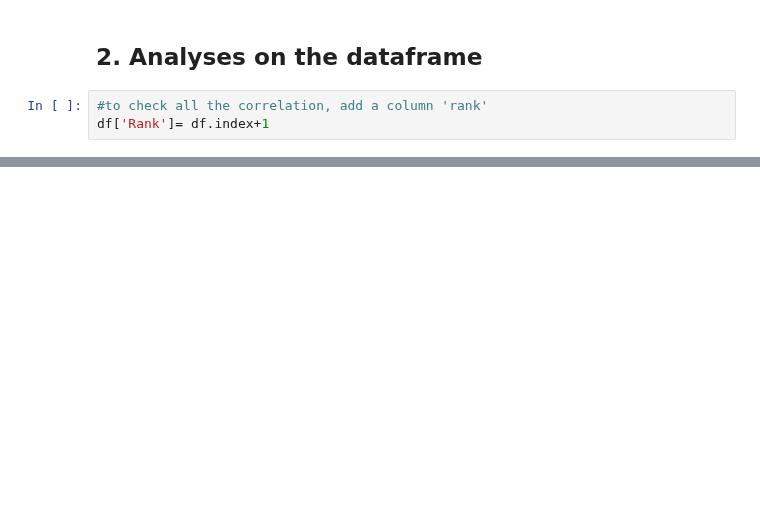
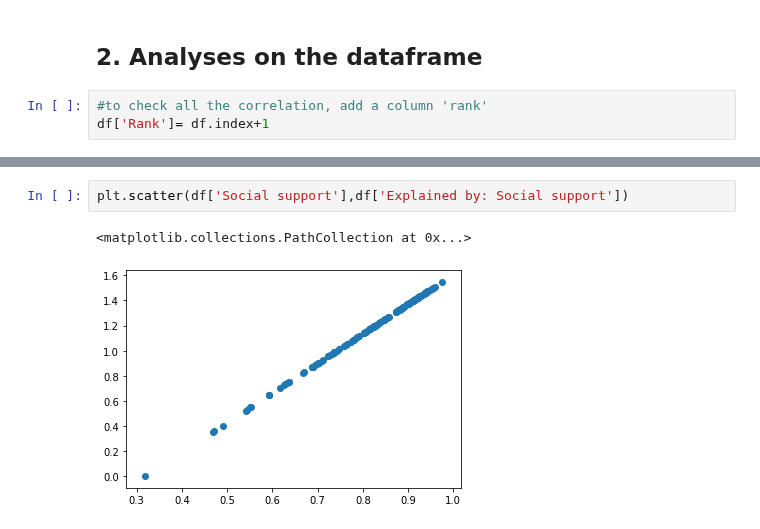
Before and after one commit to AuroreSupiot/WorldHappiness, a Jupyter notebook: Project Happiness - draft Aurore.ipynb, the cells around one changed output, grey strips where cells are left out. Saved outputs shown, nothing was run; the diff lists cells and outputs as text; blank space fills up the shorter version.

```diff
--- a/Project Happiness - draft Aurore.ipynb
+++ b/Project Happiness - draft Aurore.ipynb
@@ -302 +315,6 @@ df_corr.applymap(lambda x: 'highly correlated' if (x>0.7) & (x!=1) else 'NA')
+# %%
+plt.scatter(df['Social support'],df['Explained by: Social support'])
+# %% [output]
+<matplotlib.collections.PathCollection at 0x...>
+[figure, added]
 # %%
```
Also changed, not shown: parts of 15 cells of this notebook, 1 other file.
